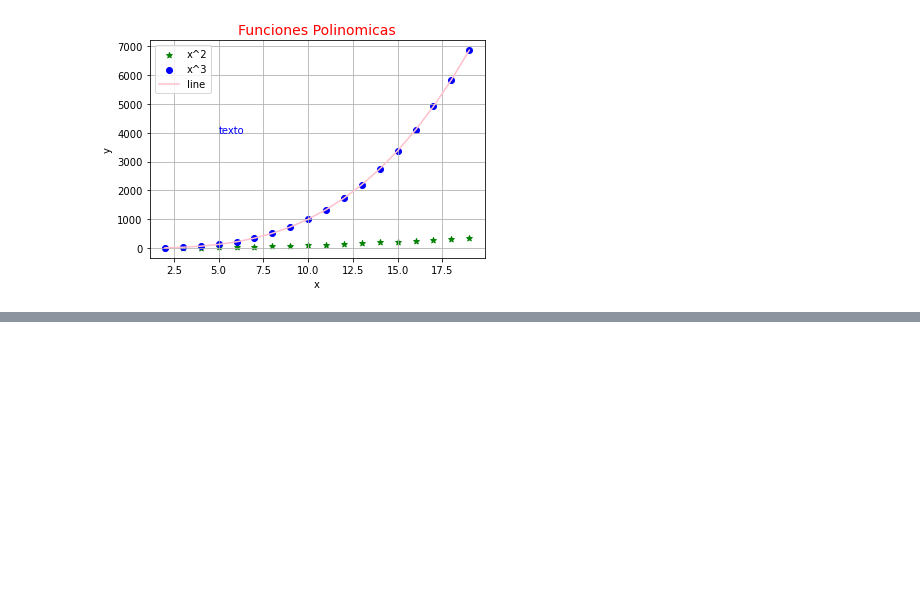
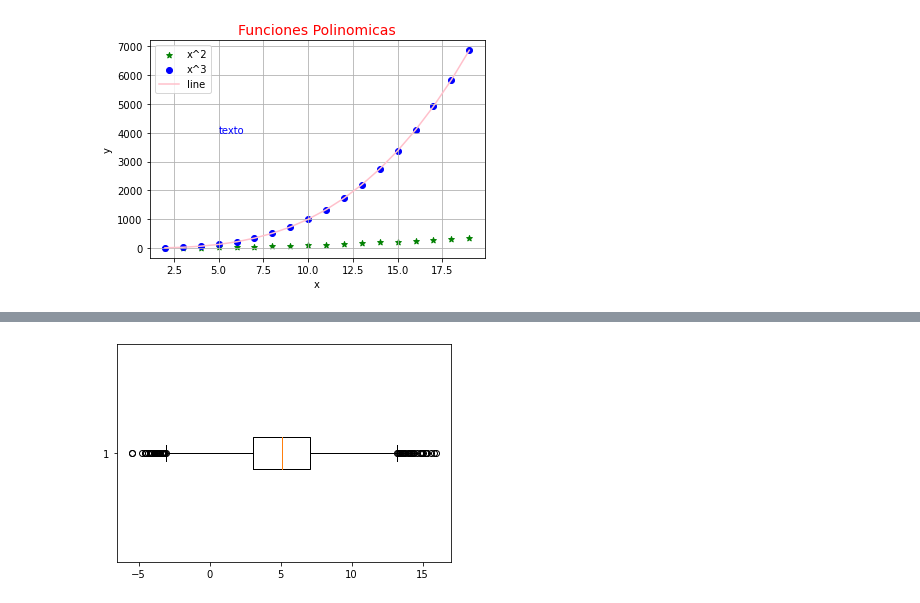
Before and after one commit to DarkWolf3891/BigData, a Jupyter notebook: notebooks/0.4.jvarela-visualizacion-datos.ipynb, the cells around one changed output, grey strips where cells are left out. Saved outputs shown, nothing was run; the diff lists cells and outputs as text; code cells hidden in the pictures; blank space fills up the shorter version.

```diff
--- a/notebooks/0.4.jvarela-visualizacion-datos.ipynb
+++ b/notebooks/0.4.jvarela-visualizacion-datos.ipynb
@@ -28,0 +50,4 @@ Text(5, 4000, 'texto')
+# %%
+plt.boxplot(x, vert=False);
+# %% [output]
+[figure, added]
```
Also changed, not shown: parts of 5 cells of this notebook, 1 other file.
